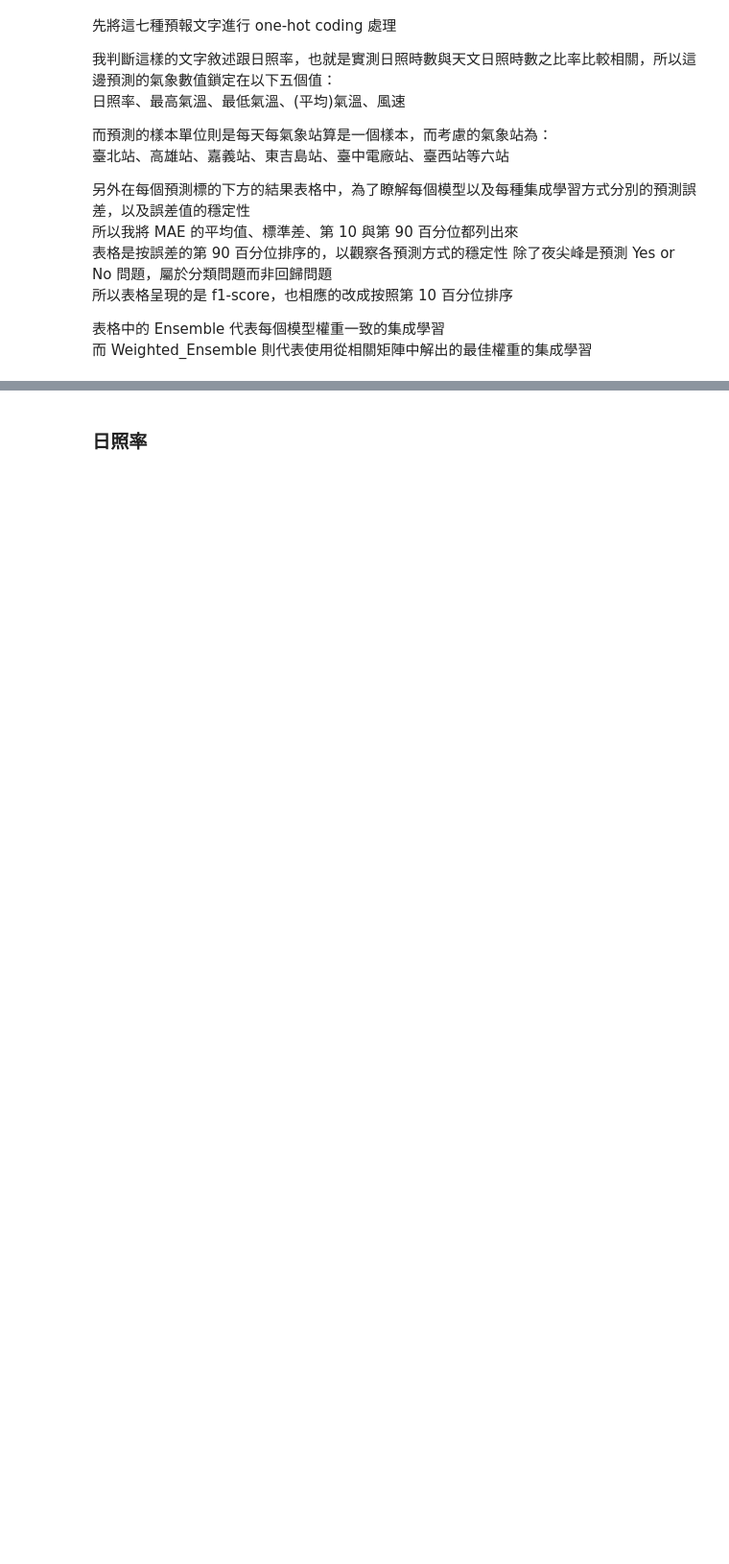
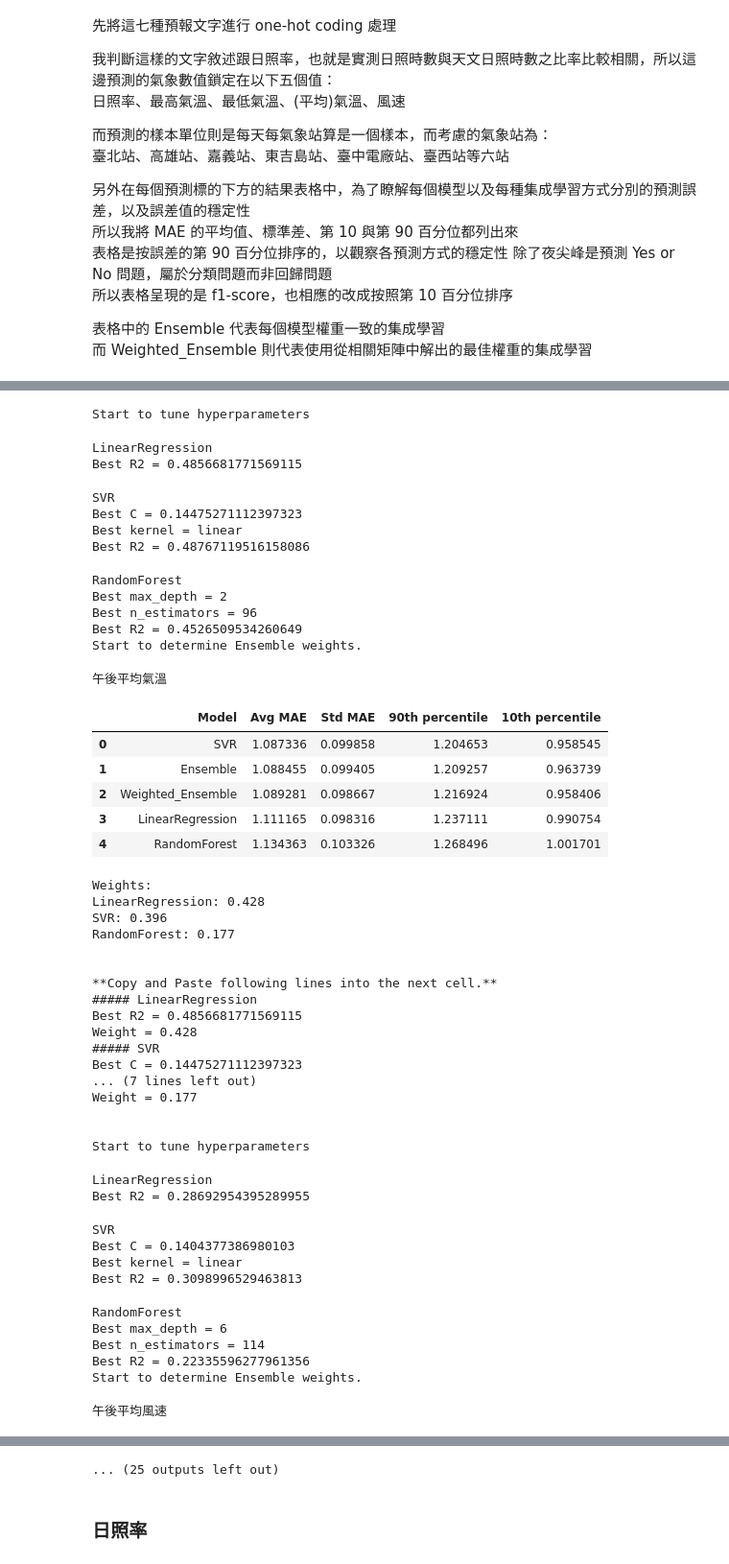
Before and after one commit to skyjadel/Taipower, a Jupyter notebook: Hyper parameter Tunning and Ensemble Weighting.ipynb, the cells around one changed output, grey strips where cells are left out. Shown at 96% size. Drawn from its saved outputs; the diff is of its cells as text; code cells hidden in the pictures; blank space fills up the shorter version.

```diff
--- a/Hyper parameter Tunning and Ensemble Weighting.ipynb
+++ b/Hyper parameter Tunning and Ensemble Weighting.ipynb
@@ -673,0 +696,66 @@ def flow_control(Y_feature, model_xcols, data_df, mode='regressor', speed_test=F
+# %%
+for des in ['午後', '下午', '傍晚']:
+    model_xcols = {
+        'LinearRegression': ['溫度'],
+        'SVR': ['溫度'],
+        'RandomForest': ['溫度'],
+    }
+    Y_feature = f'{des}平均氣溫'
+    flow_control(Y_feature, model_xcols, forecast_obs_df, speed_test=speed_test)
+
+    model_xcols = {
+        'LinearRegression': ['風速'],
+        'SVR': ['風速'],
+        'RandomForest': ['風速'],
+    }
+    Y_feature = f'{des}平均風速'
+    flow_control(Y_feature, model_xcols, forecast_obs_df, speed_test=speed_test)
+# %% [output]
+Start to tune hyperparameters
+LinearRegression
+Best R2 = 0.4856681771569115
+SVR
+Best C = 0.14475271112397323
+Best kernel = linear
+Best R2 = 0.48767119516158086
+RandomForest
+Best max_depth = 2
+Best n_estimators = 96
+Best R2 = 0.4526509534260649
+Start to determine Ensemble weights.
+午後平均氣溫
+|  | Model | Avg MAE | Std MAE | 90th percentile | 10th percentile |
+| 0 | SVR | 1.087336 | 0.099858 | 1.204653 | 0.958545 |
+| 1 | Ensemble | 1.088455 | 0.099405 | 1.209257 | 0.963739 |
+| 2 | Weighted_Ensemble | 1.089281 | 0.098667 | 1.216924 | 0.958406 |
+| 3 | LinearRegression | 1.111165 | 0.098316 | 1.237111 | 0.990754 |
+| 4 | RandomForest | 1.134363 | 0.103326 | 1.268496 | 1.001701 |
+Weights:
+LinearRegression: 0.428
+SVR: 0.396
+RandomForest: 0.177
+
+
+**Copy and Paste following lines into the next cell.**
+##### LinearRegression
+Best R2 = 0.4856681771569115
+Weight = 0.428
+##### SVR
+Best C = 0.14475271112397323
+... (7 lines left out)
+Weight = 0.177
+
+
+Start to tune hyperparameters
+LinearRegression
+Best R2 = 0.28692954395289955
+SVR
+Best C = 0.1404377386980103
+Best kernel = linear
+Best R2 = 0.3098996529463813
+RandomForest
+Best max_depth = 6
+Best n_estimators = 114
+Best R2 = 0.22335596277961356
+Start to determine Ensemble weights.
+午後平均風速
@@ -674,3 +768,4 @@ def flow_control(Y_feature, model_xcols, data_df, mode='regressor', speed_test=F
+... (25 outputs left out)
 # %% [markdown]
 ### 日照率
 # %% [markdown]
```
Also changed, not shown: parts of 19 cells of this notebook, 3 other files.
